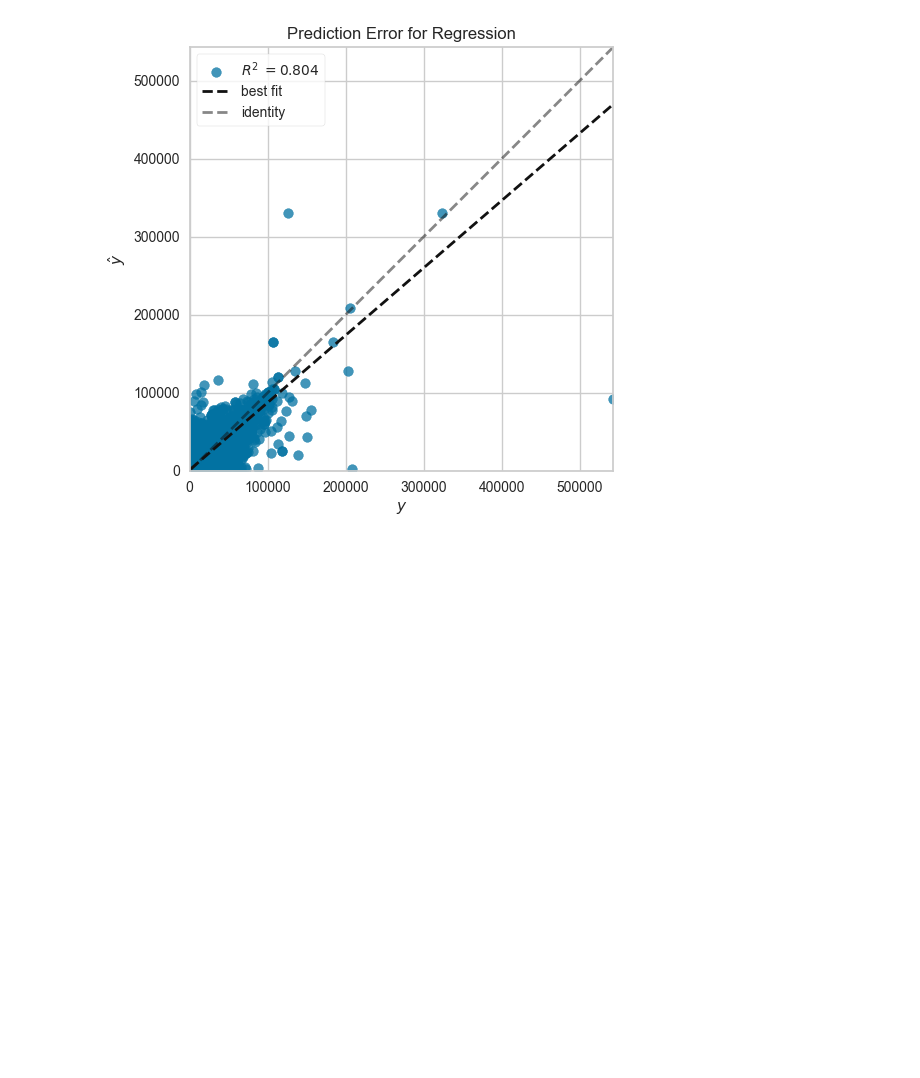
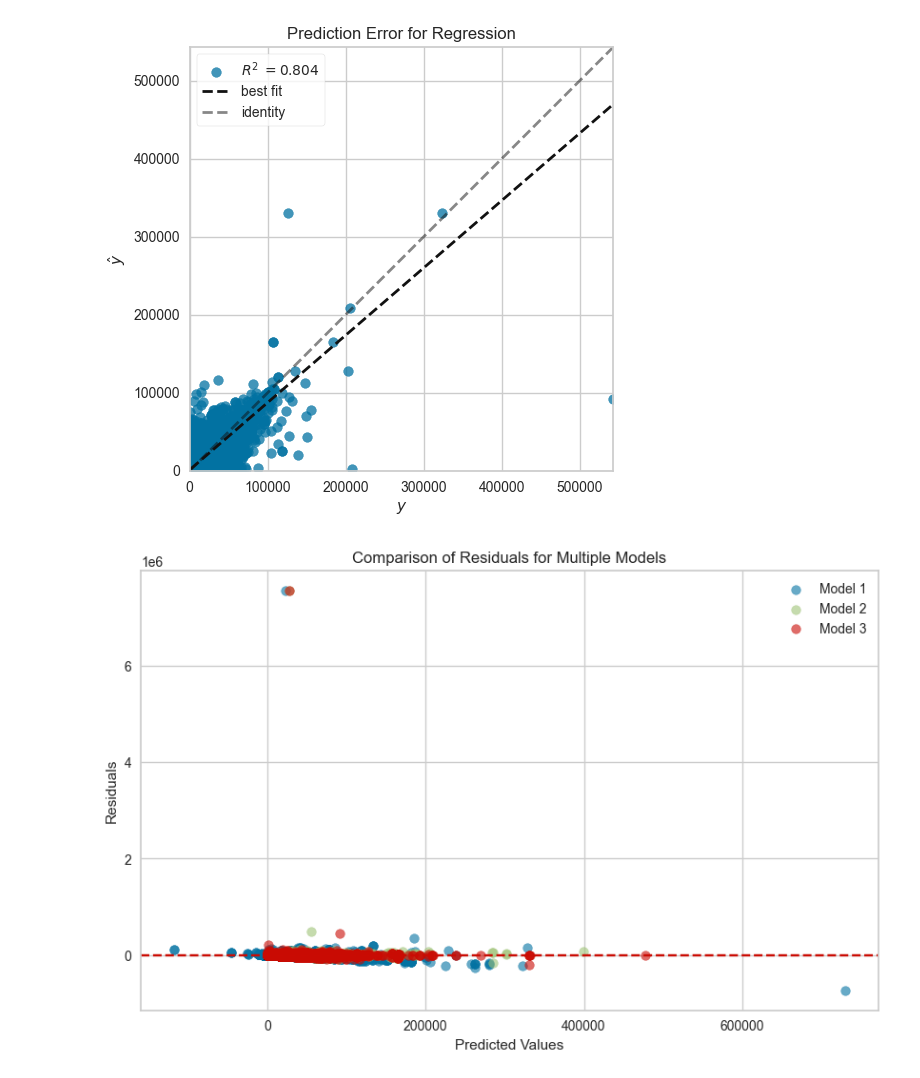
Before and after one commit to elinares996/ML_GROUP_2, a Jupyter notebook: Automotive_Analysis.ipynb, the cells around one changed output. Drawn from its saved outputs; the diff is of its cells as text; code cells hidden in the pictures; blank space fills up the shorter version.

```diff
--- a/Automotive_Analysis.ipynb
+++ b/Automotive_Analysis.ipynb
@@ -294,3 +343,27 @@ visualizer.show(outpath="Tree_prediction_error_visualization.png")
 # %% [output]
 <Axes: title={'center': 'Prediction Error for Regression'}, xlabel='$y$', ylabel='$\\hat{y}$'>
 [figure]
+# %%
+from sklearn.linear_model import LinearRegression
+from sklearn.datasets import make_regression
+import matplotlib.pyplot as plt
+
+
+models = [model, forest_model, tree_model]  # List of models
+
+plt.figure(figsize=(10, 6))
+
+for i, model in enumerate(models):
+    y_pred = model.predict(X)
+    residuals = y - y_pred
+    plt.scatter(y_pred, residuals, label=f"Model {i+1}", alpha=0.6)
+
+plt.xlabel("Predicted Values")
+plt.ylabel("Residuals")
+plt.title("Comparison of Residuals for Multiple Models")
+plt.axhline(y=0, color='r', linestyle='--')
+plt.legend()
+plt.savefig("multiple_models_residuals_plot.png")
+plt.show()
+# %% [output]
+[figure, added]
```
Also changed, not shown: parts of 6 cells of this notebook, 5 other files.
